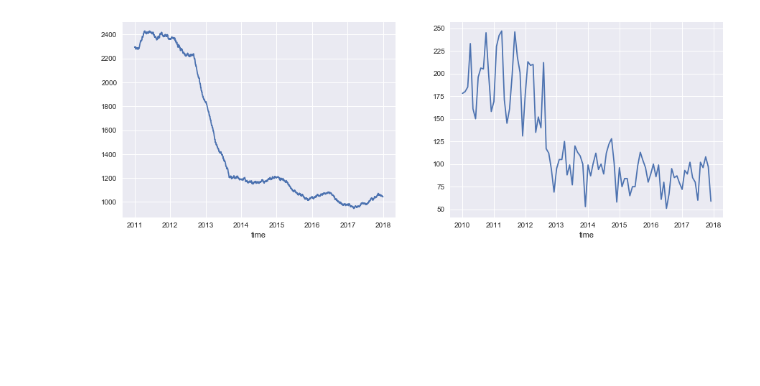
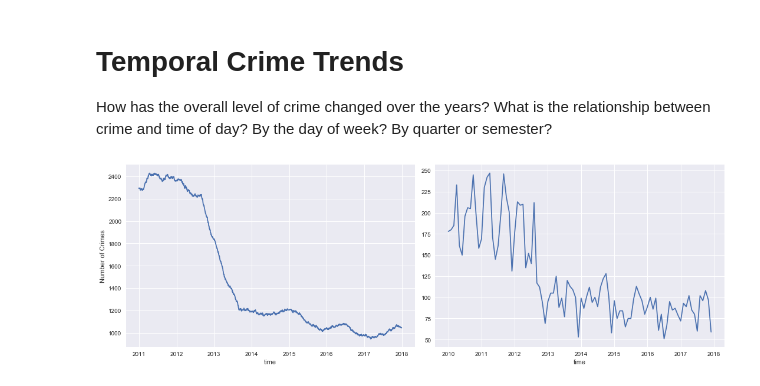
Before and after one commit to pspratling/Forecasting-Crime-around-the-Georgia-Tech-Campus, a Jupyter notebook: Project/Exploratory Data Analysis.ipynb, the cells around one changed output. Drawn from its saved outputs; the diff is of its cells as text; code cells hidden in the pictures; blank space fills up the shorter version.

```diff
--- a/Project/Exploratory Data Analysis.ipynb
+++ b/Project/Exploratory Data Analysis.ipynb
@@ -22,7 +69,14 @@ c = c[c.year != 2018]
+# %% [markdown]
+# Temporal Crime Trends
+
+How has the overall level of crime changed over the years? What is the relationship between crime and time of day? By the day of week? By quarter or semester?
 # %%
+#plotting year long rolling average of number of crimes and number of crimes per month
 fig, ax = plt.subplots(1, 2, figsize=(15, 5))
 c.resample('D').size().rolling(365).sum().plot(ax=ax[0])
 c.resample('M').size().plot(ax=ax[1])
+ax[0].set_ylabel('Number of Crimes')
+plt.tight_layout()
 plt.show()
 # %% [output]
-[figure, old version]
+[figure, new version]
```
Also changed, not shown: parts of 26 cells of this notebook, 2 other files.
